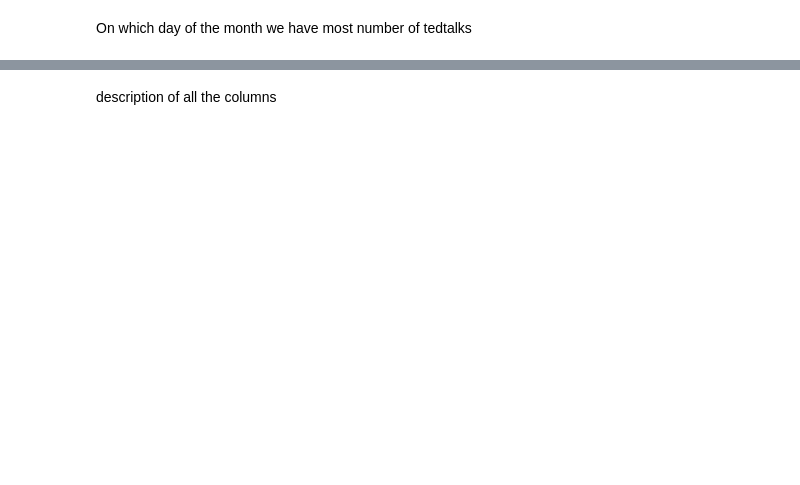
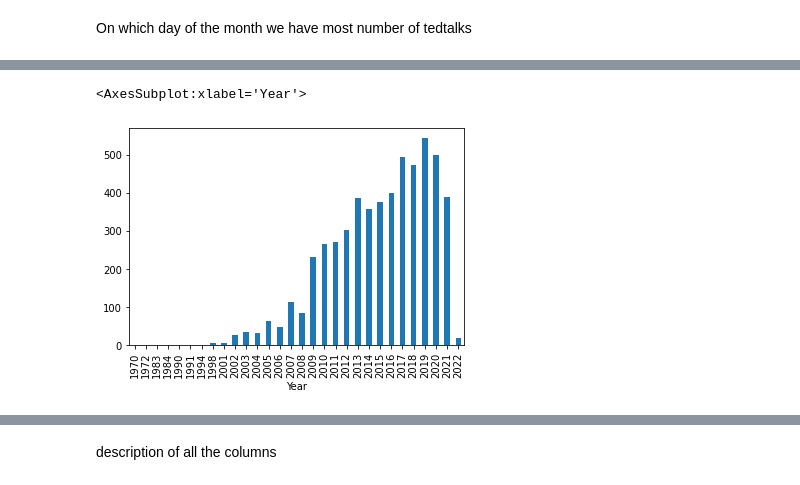
Before and after one commit to AaliyahBeg/TED-TALK-ANALYSIS, a Jupyter notebook: ted-talk-analysis.ipynb, the cells around one changed output, grey strips where cells are left out. Saved outputs shown, nothing was run; the diff lists cells and outputs as text; code cells hidden in the pictures; blank space fills up the shorter version.

```diff
--- a/ted-talk-analysis.ipynb
+++ b/ted-talk-analysis.ipynb
@@ -442,0 +546,3 @@ On which day of the month we have most number of tedtalks
+# %%
+for i in range(len(data)):
+    print(data[i][2])
@@ -442,0 +580,12 @@ On which day of the month we have most number of tedtalks
+# %%
+# two lists help in craeting new columns in the database
+month=[]
+year=[]
+for i in range(len(data)):
+    month.append(data[i][2].split(' ')[0])
+    year.append(data[i][2].split(' ')[1])
+# month
+# year
+# %%
+df['Month']=month
+df["Year"]=year
@@ -448,0 +715,14 @@ trend
+# %%
+#If we want a graph using pandas
+df.groupby('Year').size().plot(kind='bar')
+# df.groupby('Year').size().plot(kind='pie')
+# df.groupby('Year').size().plot(kind='hist')
+# df.groupby('Year').size().plot(kind='box')
+# df.groupby('Year').size().plot(kind='kde')
+# df.groupby('Year').size().plot(kind='density')
+# df.groupby('Year').size().plot(kind='area')
+# df.groupby('Year').size().plot(kind='scatter')
+# df.groupby('Year').size().plot(kind='hexbin')
+# %% [output]
+<AxesSubplot:xlabel='Year'>
+[figure, added]
```
Also changed, not shown: parts of 55 cells of this notebook.
